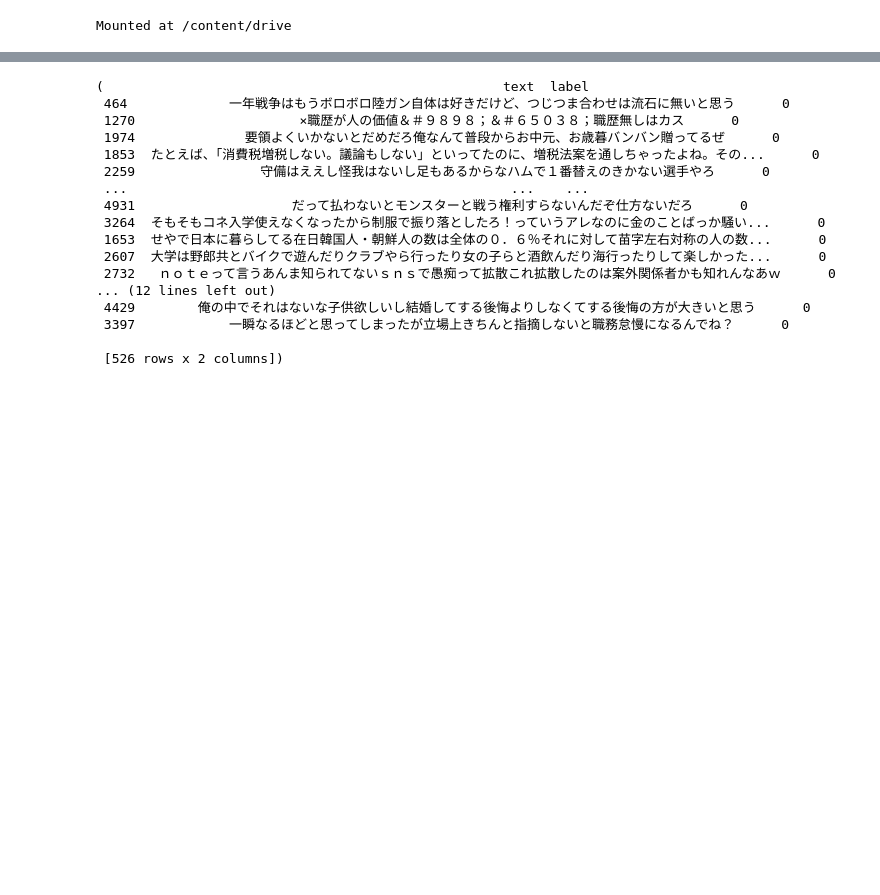
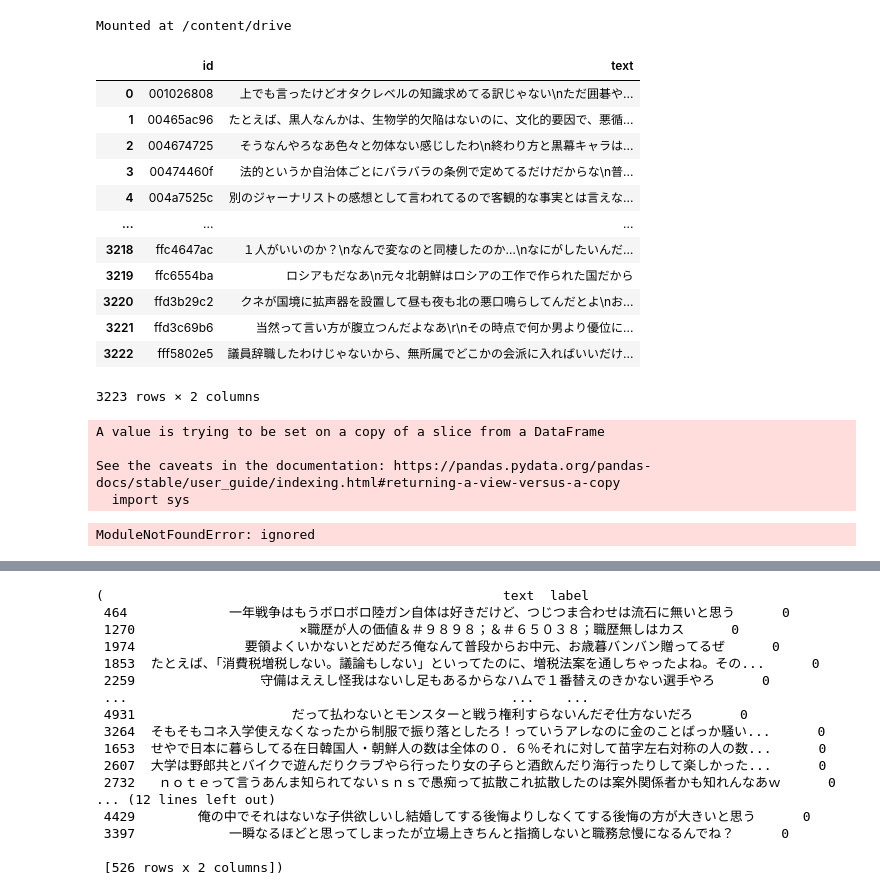
Before and after one commit to ask-1407/my_portfolio, a Jupyter notebook: NLP_BERT.ipynb, the cells around one changed output, grey strips where cells are left out. Cells and saved outputs as stored; diff of their text form; code cells hidden in the pictures; blank space fills up the shorter version.

```diff
--- a/NLP_BERT.ipynb
+++ b/NLP_BERT.ipynb
@@ -9,0 +54,16 @@ Mounted at /content/drive
+# %%
+test_data
+# %% [output]
+|  | id | text |
+| 0 | 001026808 | 上でも言ったけどオタクレベルの知識求めてる訳じゃない\nただ囲碁や... |
+| 1 | 00465ac96 | たとえば、黒人なんかは、生物学的欠陥はないのに、文化的要因で、悪循... |
+| 2 | 004674725 | そうなんやろなあ色々と勿体ない感じしたわ\n終わり方と黒幕キャラは... |
+| 3 | 00474460f | 法的というか自治体ごとにバラバラの条例で定めてるだけだからな\n普... |
+| 4 | 004a7525c | 別のジャーナリストの感想として言われてるので客観的な事実とは言えな... |
+| ... | ... | ... |
+| 3218 | ffc4647ac | １人がいいのか？\nなんで変なのと同棲したのか…\nなにがしたいんだ… |
+| 3219 | ffc6554ba | ロシアもだなあ\n元々北朝鮮はロシアの工作で作られた国だから |
+| 3220 | ffd3b29c2 | クネが国境に拡声器を設置して昼も夜も北の悪口鳴らしてんだとよ\nお... |
+| 3221 | ffd3c69b6 | 当然って言い方が腹立つんだよなあ\r\nその時点で何か男より優位に... |
+| 3222 | fff5802e5 | 議員辞職したわけじゃないから、無所属でどこかの会派に入ればいいだけ... |
+3223 rows × 2 columns
@@ -10 +87,25 @@ Mounted at /content/drive
+# %%
+ stop_words =['a','∀','!','#','$','%','&','・','\(','\)','\?','\+','\n','ｗ','￣','\＼','|ﾟヮﾟﾉ']
+
+# i = 0
+# j = 0
+
+# for i in range(len(data['text'])):
+#   data['text'][i] = tokenize(data['text'][i], stop_words)
+
+# for j in range(len(test_data['text'])):
+#   test_data['text'][j] = tokenize(test_data['text'][j], stop_words)
+# %% [output]
+A value is trying to be set on a copy of a slice from a DataFrame
+
+See the caveats in the documentation: https://pandas.pydata.org/pandas-docs/stable/user_guide/indexing.html#returning-a-view-versus-a-copy
+  import sys
+# %%
+stop_words =['a','∀','!','#','$','%','&','・','\(','\)','\?','\+','\n','ｗ','￣','\＼','|ﾟヮﾟﾉ']
+
+import textcleaner as tc
+
+print(data.text.remove_stpwrds)
+# %% [output]
+ModuleNotFoundError: ignored
 # %%
```
Also changed, not shown: parts of 16 cells of this notebook.
